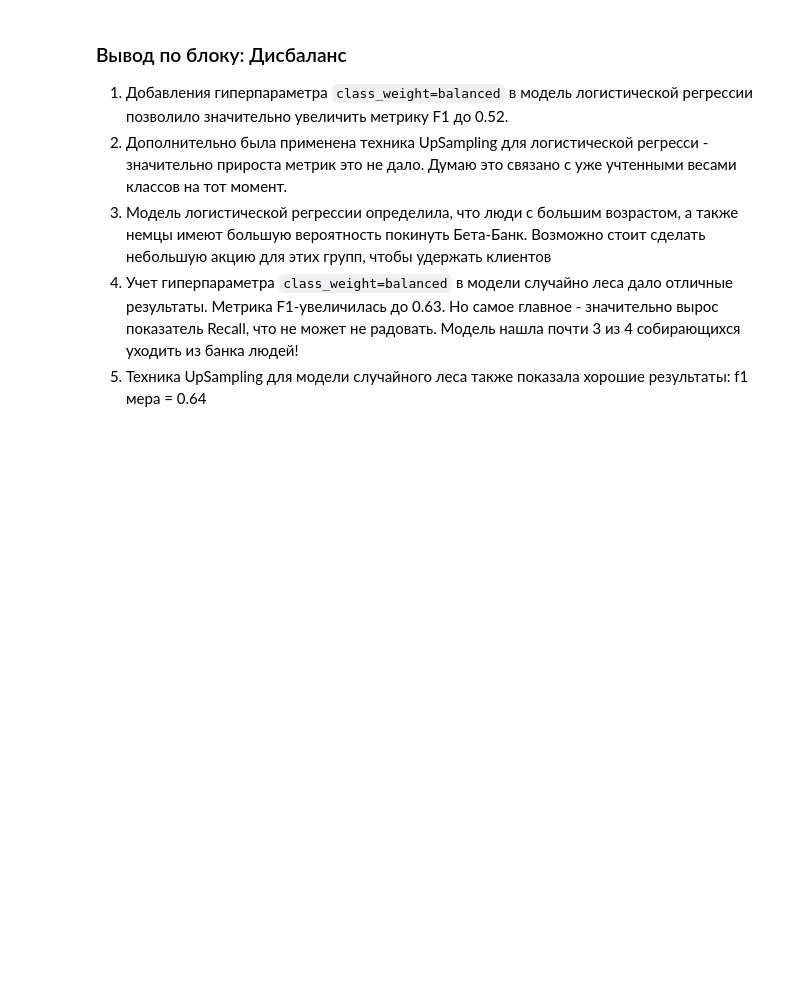
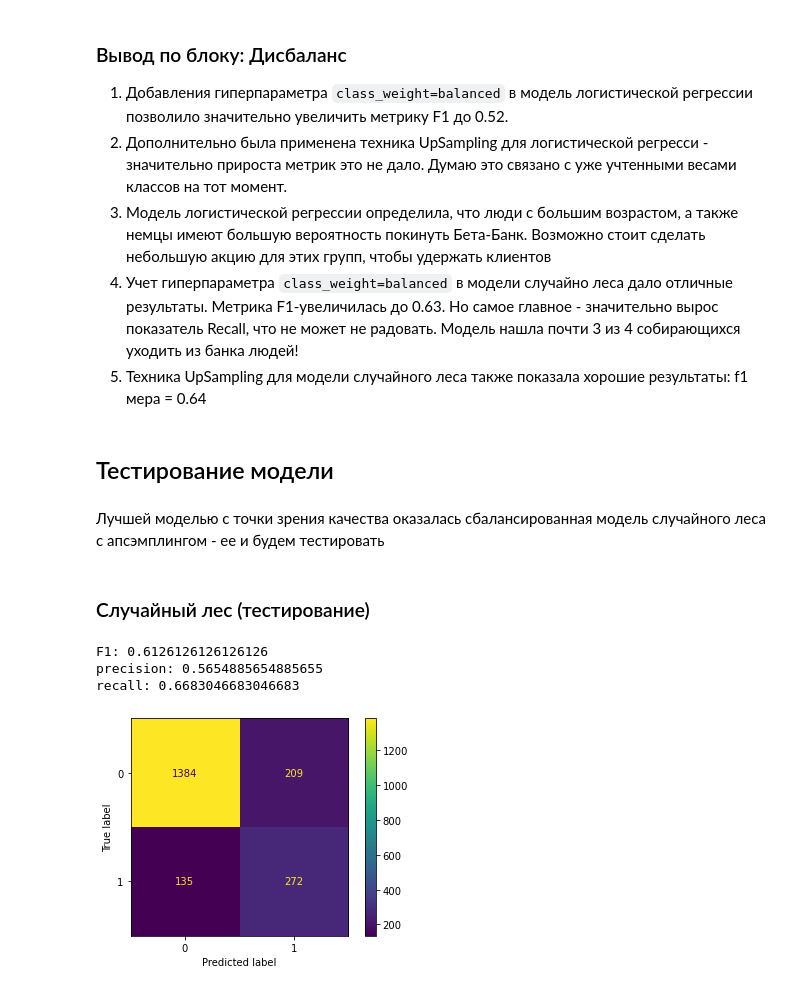
Before and after one commit to miroshkinyaroslav/Supervised-learning, a Jupyter notebook: supervised learning.ipynb, the cells around one changed output. Saved outputs shown, nothing was run; the diff lists cells and outputs as text; code cells hidden in the pictures; blank space fills up the shorter version.

Commit message:
best model testing

```diff
--- a/supervised learning.ipynb
+++ b/supervised learning.ipynb
@@ -649,3 +649,23 @@ weighted avg       0.85      0.85      0.85      2000
 3. Модель логистической регрессии определила, что люди с большим возрастом, а также немцы имеют большую вероятность покинуть Бета-Банк. Возможно стоит сделать небольшую акцию для этих групп, чтобы удержать клиентов
 4. Учет гиперпараметра `class_weight=balanced` в модели случайно леса дало отличные результаты. Метрика F1-увеличилась до 0.63. Но самое главное -  значительно вырос показатель Recall, что не может не радовать. Модель нашла почти 3 из 4 собирающихся уходить из банка людей!
 5. Техника UpSampling для модели случайного леса также показала хорошие результаты: f1 мера = 0.64
+# %% [markdown]
+## Тестирование модели
+# %% [markdown]
+Лучшей моделью с точки зрения качества оказалась сбалансированная модель случайного леса с апсэмплингом - ее и будем тестировать
+# %% [markdown]
+### Случайный лес (тестирование)
+# %%
+target_predict = best_model_forest_classifier_upsampling.predict(features_test)
+print(f'F1: {f1_score(target_test, target_predict)}\n\
+precision: {precision_score(target_test, target_predict)}\n\
+recall: {recall_score(target_test, target_predict)}')
+# %% [output]
+F1: 0.6126126126126126
+precision: 0.5654885654885655
+recall: 0.6683046683046683
+# %%
+cm = confusion_matrix(target_test,target_predict)
+ConfusionMatrixDisplay(cm).plot();
+# %% [output]
+[figure, added]
```
Also changed, not shown: parts of 1 cell of this notebook.
